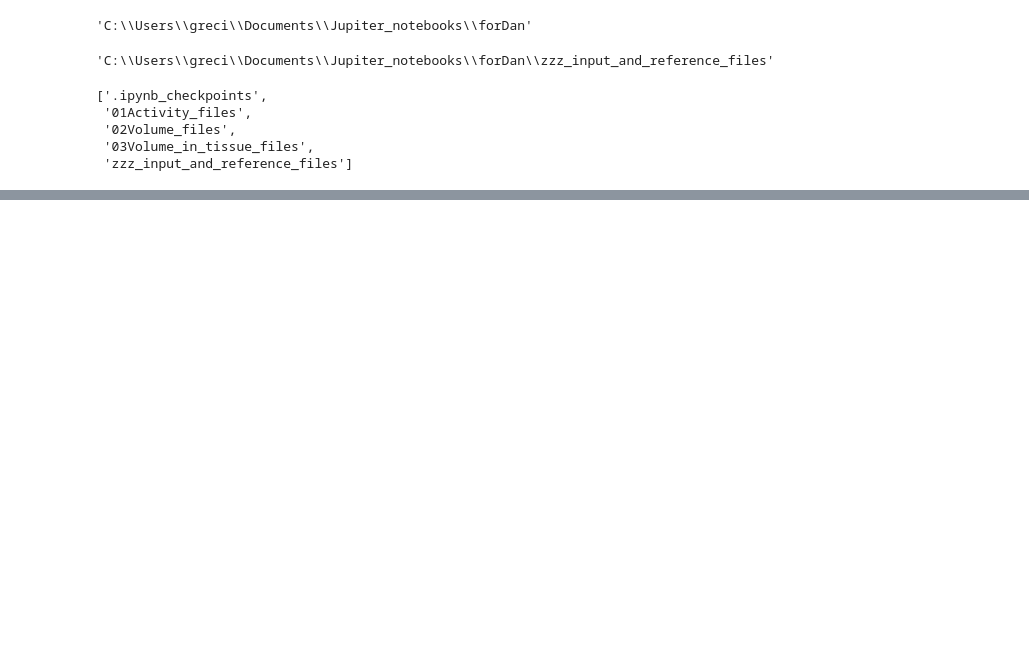
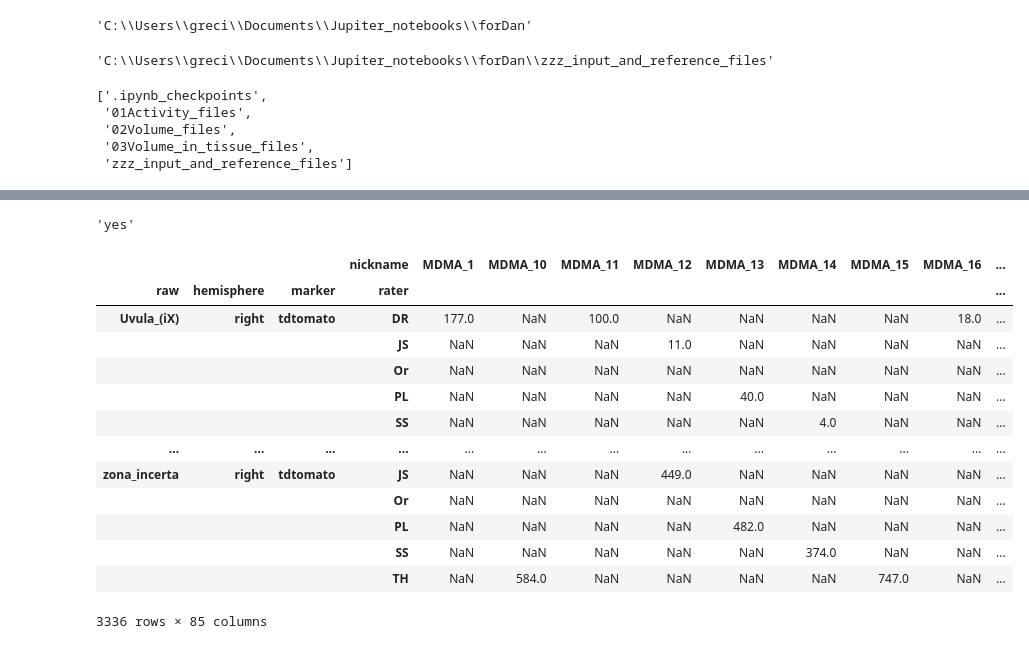
Before and after one commit to greciaro/Light-Sheet-Microscopy, a Jupyter notebook: cell_count.ipynb, the cells around one changed output, grey strips where cells are left out. Drawn from its saved outputs; the diff is of its cells as text; code cells hidden in the pictures; blank space fills up the shorter version.

```diff
--- a/cell_count.ipynb
+++ b/cell_count.ipynb
@@ -183,3 +281,25 @@ activity_data
+# %%
+x = 1
+'yes'if x < 4 else None
+# %% [output]
+'yes'
+# %%
+pd.pivot_table(activity_data, values='ACTIVITY', index=['raw','hemisphere','marker','rater'],columns=['nickname'], aggfunc=np.sum)
+# %% [output]
+|  |  |  | nickname | MDMA_1 | MDMA_10 | MDMA_11 | MDMA_12 | MDMA_13 | MDMA_14 | MDMA_15 | MDMA_16 | ... |
+| raw | hemisphere | marker | rater |  |  |  |  |  |  |  |  | ... |
+| Uvula_(iX) | right | tdtomato | DR | 177.0 | NaN | 100.0 | NaN | NaN | NaN | NaN | 18.0 | ... |
+|  |  |  | JS | NaN | NaN | NaN | 11.0 | NaN | NaN | NaN | NaN | ... |
+|  |  |  | Or | NaN | NaN | NaN | NaN | NaN | NaN | NaN | NaN | ... |
+|  |  |  | PL | NaN | NaN | NaN | NaN | 40.0 | NaN | NaN | NaN | ... |
+|  |  |  | SS | NaN | NaN | NaN | NaN | NaN | 4.0 | NaN | NaN | ... |
+| ... | ... | ... | ... | ... | ... | ... | ... | ... | ... | ... | ... | ... |
+| zona_incerta | right | tdtomato | JS | NaN | NaN | NaN | 449.0 | NaN | NaN | NaN | NaN | ... |
+|  |  |  | Or | NaN | NaN | NaN | NaN | NaN | NaN | NaN | NaN | ... |
+|  |  |  | PL | NaN | NaN | NaN | NaN | 482.0 | NaN | NaN | NaN | ... |
+|  |  |  | SS | NaN | NaN | NaN | NaN | NaN | 374.0 | NaN | NaN | ... |
+|  |  |  | TH | NaN | 584.0 | NaN | NaN | NaN | NaN | 747.0 | NaN | ... |
+3336 rows × 85 columns
 # %%
 # Changing directory to the "02Volume_files" folder
 os.chdir(subfolder_with_path[2])
```
Also changed, not shown: parts of 14 cells of this notebook.
